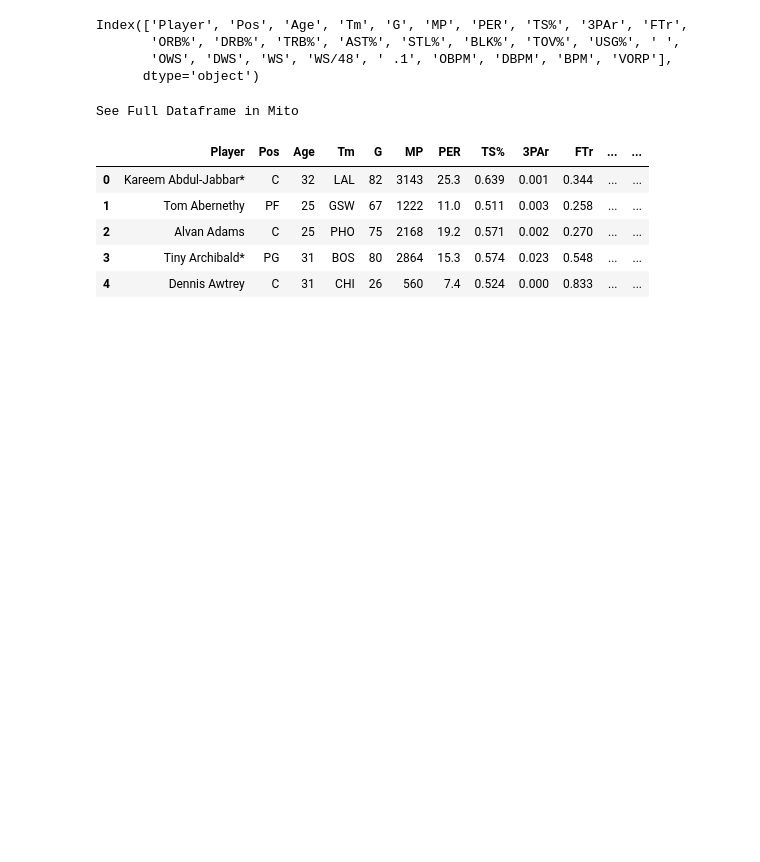
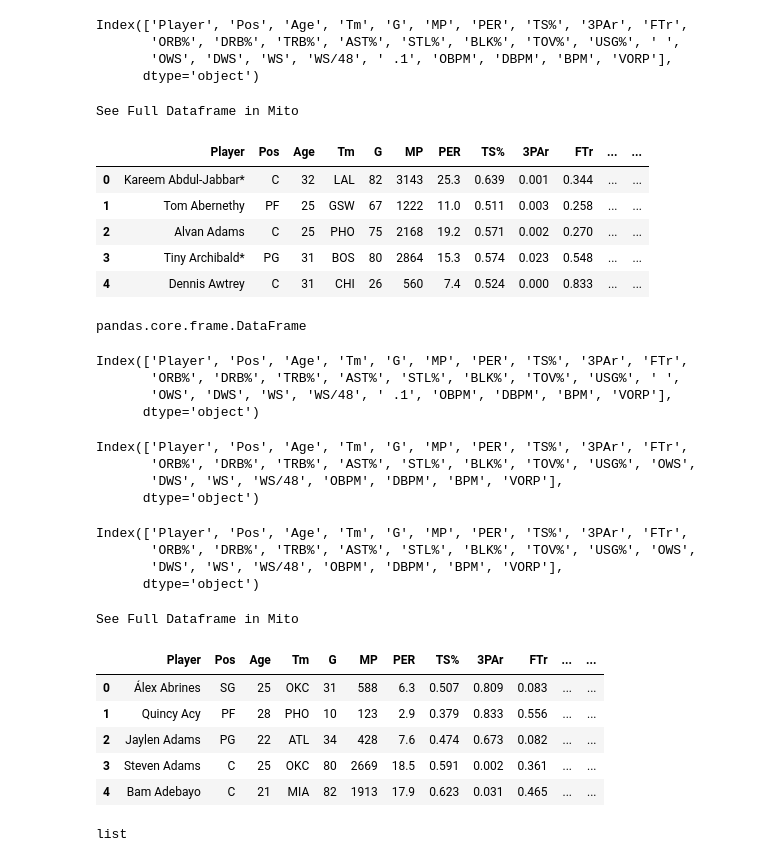
Before and after one commit to bme3412/Python, a Jupyter notebook: Projects/Basketball_reference/NBA _1980s.ipynb, the cells around one changed output. Cells and saved outputs as stored; diff of their text form; code cells hidden in the pictures; blank space fills up the shorter version.

```diff
--- a/Projects/Basketball_reference/NBA _1980s.ipynb
+++ b/Projects/Basketball_reference/NBA _1980s.ipynb
@@ -25,0 +69,50 @@ See Full Dataframe in Mito
+# %%
+file_list
+
+dataframe_list = [pd.read_csv(file_name) for file_name in file_list]
+dataframe_list[0] # 1980
+type(dataframe_list[20])
+#type(dataframe_list)
+# %% [output]
+pandas.core.frame.DataFrame
+# %%
+dataframe_list[10].columns
+# %% [output]
+Index(['Player', 'Pos', 'Age', 'Tm', 'G', 'MP', 'PER', 'TS%', '3PAr', 'FTr',
+       'ORB%', 'DRB%', 'TRB%', 'AST%', 'STL%', 'BLK%', 'TOV%', 'USG%', ' ',
+       'OWS', 'DWS', 'WS', 'WS/48', ' .1', 'OBPM', 'DBPM', 'BPM', 'VORP'],
+      dtype='object')
+# %%
+dataframe_list[0] = dataframe_list[0][['Player', 'Pos', 'Age', 'Tm', 'G', 'MP', 'PER', 'TS%', '3PAr', 'FTr',
+       'ORB%', 'DRB%', 'TRB%', 'AST%', 'STL%', 'BLK%', 'TOV%', 'USG%',
+       'OWS', 'DWS', 'WS', 'WS/48', 'OBPM', 'DBPM', 'BPM', 'VORP']]
+dataframe_list[0].columns
+# %% [output]
+Index(['Player', 'Pos', 'Age', 'Tm', 'G', 'MP', 'PER', 'TS%', '3PAr', 'FTr',
+       'ORB%', 'DRB%', 'TRB%', 'AST%', 'STL%', 'BLK%', 'TOV%', 'USG%', 'OWS',
+       'DWS', 'WS', 'WS/48', 'OBPM', 'DBPM', 'BPM', 'VORP'],
+      dtype='object')
+# %%
+df_list = [dataframe_list[i][['Player', 'Pos', 'Age', 'Tm', 'G', 'MP', 'PER', 'TS%', '3PAr', 'FTr',
+       'ORB%', 'DRB%', 'TRB%', 'AST%', 'STL%', 'BLK%', 'TOV%', 'USG%',
+       'OWS', 'DWS', 'WS', 'WS/48', 'OBPM', 'DBPM', 'BPM', 'VORP']] for i in range(0,40)]
+df_list[0].columns
+# %% [output]
+Index(['Player', 'Pos', 'Age', 'Tm', 'G', 'MP', 'PER', 'TS%', '3PAr', 'FTr',
+       'ORB%', 'DRB%', 'TRB%', 'AST%', 'STL%', 'BLK%', 'TOV%', 'USG%', 'OWS',
+       'DWS', 'WS', 'WS/48', 'OBPM', 'DBPM', 'BPM', 'VORP'],
+      dtype='object')
+# %%
+df_list[39].head()
+# %% [output]
+See Full Dataframe in Mito
+|  | Player | Pos | Age | Tm | G | MP | PER | TS% | 3PAr | FTr | ... | ... |
+| 0 | Álex Abrines | SG | 25 | OKC | 31 | 588 | 6.3 | 0.507 | 0.809 | 0.083 | ... | ... |
+| 1 | Quincy Acy | PF | 28 | PHO | 10 | 123 | 2.9 | 0.379 | 0.833 | 0.556 | ... | ... |
+| 2 | Jaylen Adams | PG | 22 | ATL | 34 | 428 | 7.6 | 0.474 | 0.673 | 0.082 | ... | ... |
+| 3 | Steven Adams | C | 25 | OKC | 80 | 2669 | 18.5 | 0.591 | 0.002 | 0.361 | ... | ... |
+| 4 | Bam Adebayo | C | 21 | MIA | 82 | 1913 | 17.9 | 0.623 | 0.031 | 0.465 | ... | ... |
+# %%
+type(df_list[0:10])
+# %% [output]
+list
```
Also changed, not shown: parts of 19 cells of this notebook.
